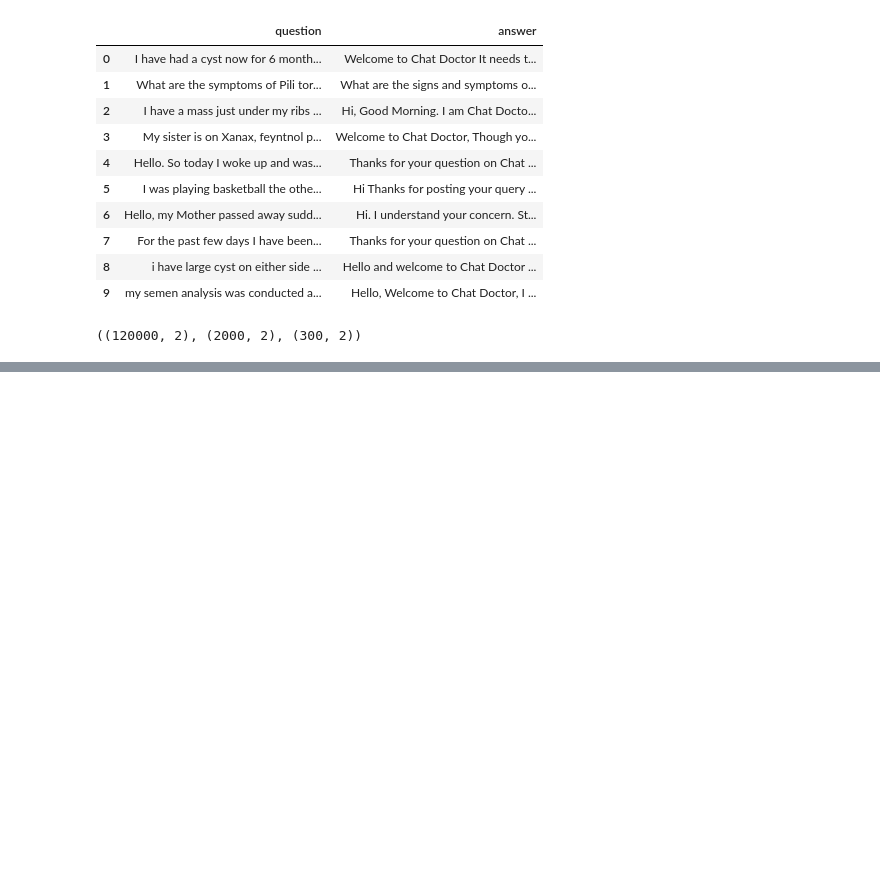
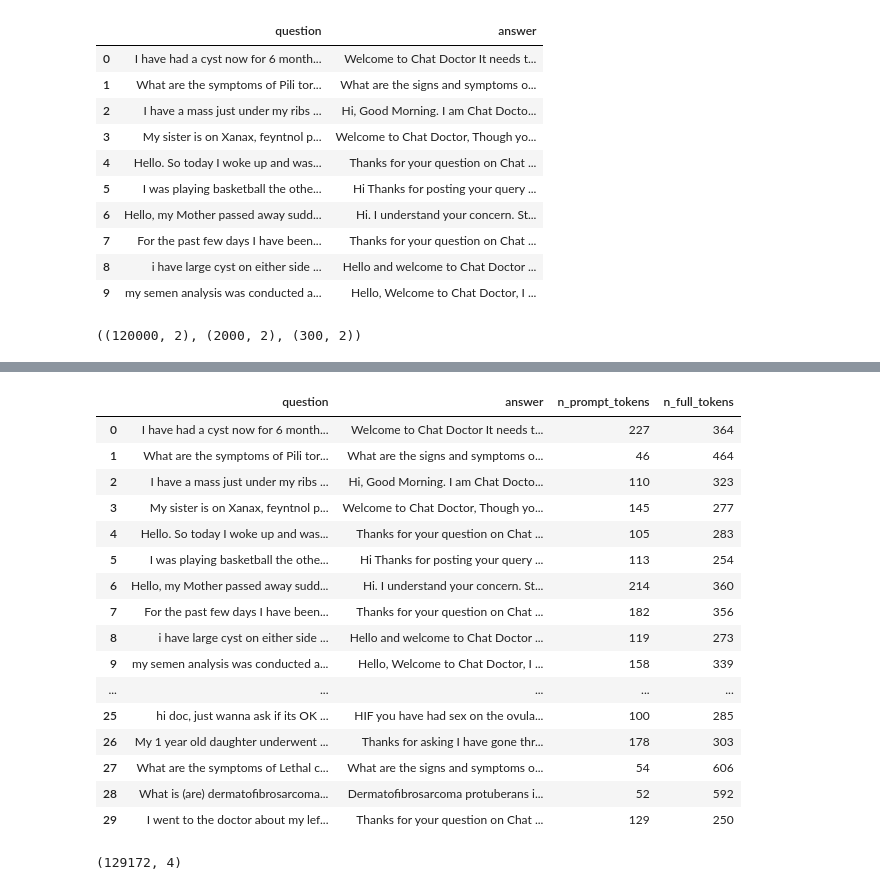
Before and after one commit to hasindu-madushan/llm-finetune-for-medical-chat, a Jupyter notebook: q_and_a_data_prep.ipynb, the cells around one changed output, grey strips where cells are left out. Saved outputs shown, nothing was run; the diff lists cells and outputs as text; code cells hidden in the pictures; blank space fills up the shorter version.

```diff
--- a/q_and_a_data_prep.ipynb
+++ b/q_and_a_data_prep.ipynb
@@ -195,0 +239,6 @@ val_df.to_csv(qna_data_path + "val.csv", index=False)
+# %%
+qna_df = pd.read_csv(qna_data_path + "qna.csv")
+# %%
+qna_df = qna_df[qna_df["answer"].apply(type) == str]
+# %%
+qna_df = qna_df[["question", "answer"]].reset_index(drop=True)
@@ -195,0 +259,26 @@ val_df.to_csv(qna_data_path + "val.csv", index=False)
+# %%
+qna_df[["n_prompt_tokens", "n_full_tokens"]] = qna_df.apply(calculate_token_counts, axis=1)
+# %%
+qna_df.head(30)
+# %% [output]
+|  | question | answer | n_prompt_tokens | n_full_tokens |
+| 0 | I have had a cyst now for 6 month... | Welcome to Chat Doctor It needs t... | 227 | 364 |
+| 1 | What are the symptoms of Pili tor... | What are the signs and symptoms o... | 46 | 464 |
+| 2 | I have a mass just under my ribs ... | Hi, Good Morning. I am Chat Docto... | 110 | 323 |
+| 3 | My sister is on Xanax, feyntnol p... | Welcome to Chat Doctor, Though yo... | 145 | 277 |
+| 4 | Hello. So today I woke up and was... | Thanks for your question on Chat ... | 105 | 283 |
+| 5 | I was playing basketball the othe... | Hi Thanks for posting your query ... | 113 | 254 |
+| 6 | Hello, my Mother passed away sudd... | Hi. I understand your concern. St... | 214 | 360 |
+| 7 | For the past few days I have been... | Thanks for your question on Chat ... | 182 | 356 |
+| 8 | i have large cyst on either side ... | Hello and welcome to Chat Doctor ... | 119 | 273 |
+| 9 | my semen analysis was conducted a... | Hello, Welcome to Chat Doctor, I ... | 158 | 339 |
+| ... | ... | ... | ... | ... |
+| 25 | hi doc, just wanna ask if its OK ... | HIF you have had sex on the ovula... | 100 | 285 |
+| 26 | My 1 year old daughter underwent ... | Thanks for asking I have gone thr... | 178 | 303 |
+| 27 | What are the symptoms of Lethal c... | What are the signs and symptoms o... | 54 | 606 |
+| 28 | What is (are) dermatofibrosarcoma... | Dermatofibrosarcoma protuberans i... | 52 | 592 |
+| 29 | I went to the doctor about my lef... | Thanks for your question on Chat ... | 129 | 250 |
+# %%
+qna_df.shape
+# %% [output]
+(129172, 4)
```
Also changed, not shown: parts of 12 cells of this notebook, 5 other files.
